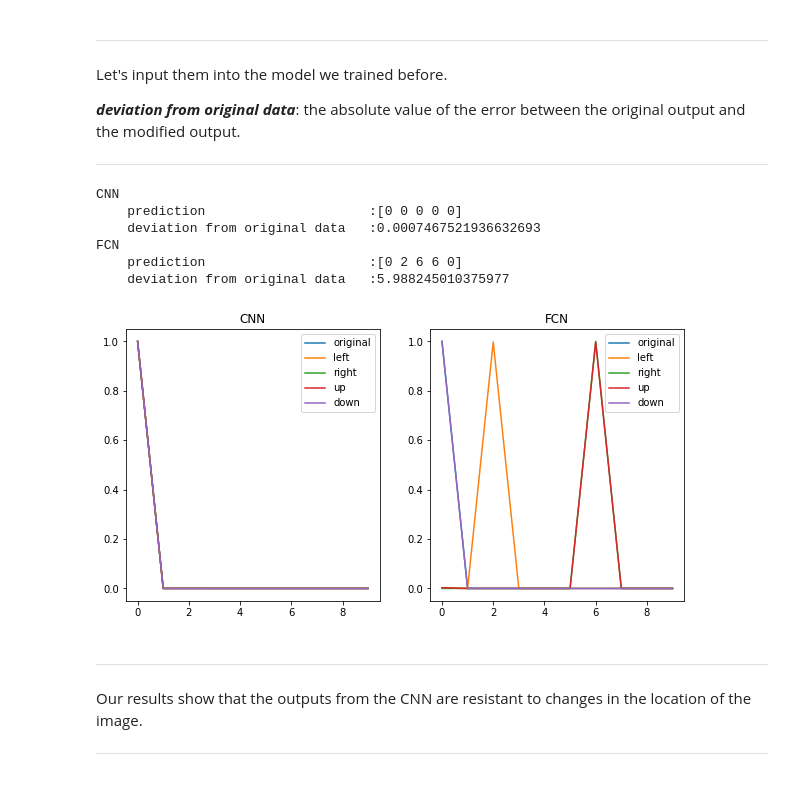
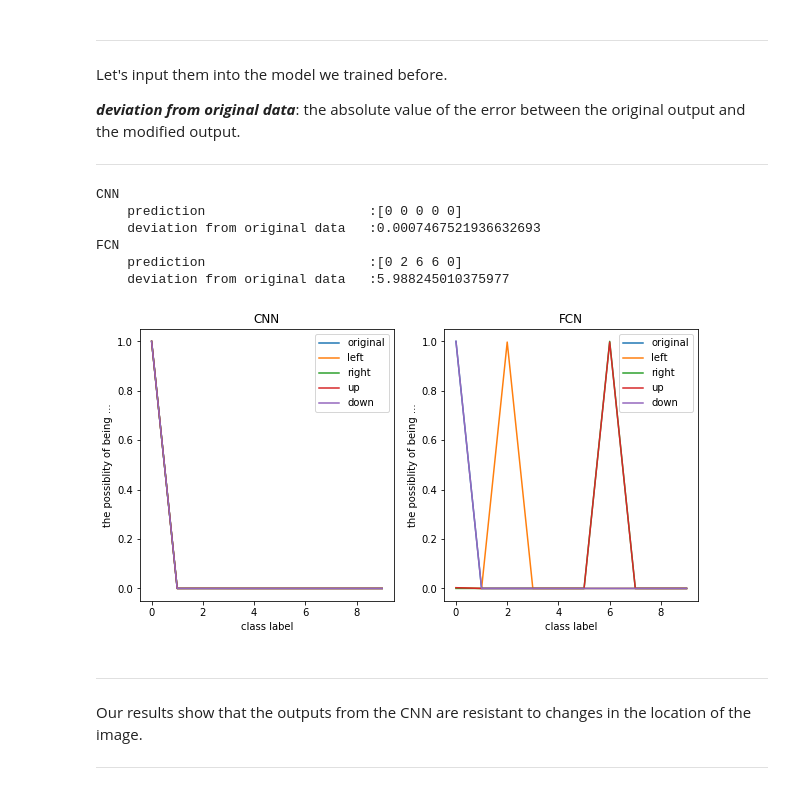
Before and after one commit to shinshoji01/gonken-lesson, a Jupyter notebook: 2020/10_Convolutional_Neural_Networks.ipynb, the cells around one changed output. Drawn from its saved outputs; the diff is of its cells as text; code cells hidden in the pictures.

```diff
--- a/2020/10_Convolutional_Neural_Networks.ipynb
+++ b/2020/10_Convolutional_Neural_Networks.ipynb
@@ -443,8 +452,8 @@ def do_train(net, optimizer, scheduler, criterion, trainloader, visualize=True,
         print(epoch+1)
         if visualize:
             plt.plot(losses_epoch)
-            plt.x_label("epoch")
-            plt.y_label("loss")
+            plt.xlabel("epoch")
+            plt.ylabel("loss")
             plt.show()
         scheduler.step()
     if save:
@@ -506,0 +520,9 @@ accuracy_score(cnn_labels, np.argmax(cnn_outputs, axis=1))
+# %%
+images = image_from_output(torch.tensor(cnn_inputs[np.argmax(cnn_outputs, axis=1) != cnn_labels]))
+
+fig = plt.figure(figsize=(15, 15))
+
+for i in range(25):
+    image = images[i]
+    ax = fig.add_subplot(5, 5, i+1)
+    ax.imshow(image)
@@ -512,6 +536,8 @@ Cool!
 # %% [markdown]
 ### Fully Connected Networks
 Next, let's train the model consists of fc layers.
+# %%
+device = "cuda"
 # %%
 fcn = FCN()
 fcn = fcn.to(device)
@@ -535,3 +558,12 @@ fcn_outputs, fcn_inputs, fcn_labels = do_test(fcn, testloader)
 accuracy_score(fcn_labels, np.argmax(fcn_outputs, axis=1))
 # %% [output]
 0.9802
+# %%
+images = image_from_output(torch.tensor(fcn_inputs[np.argmax(fcn_outputs, axis=1) != fcn_labels]))
+
+fig = plt.figure(figsize=(15, 15))
+
+for i in range(25):
+    image = images[i]
+    ax = fig.add_subplot(5, 5, i+1)
+    ax.imshow(image)
@@ -631,28 +665,30 @@ Let's input them into the model we trained before.
 # %%
 fig = plt.figure(figsize=(10, 5))
 cnn.eval()
 fcn.eval()
 for j in range(2):
     model = [cnn, fcn][j]
     model_name = str(model).split("(")[0]
     print(model_name)
     ax = fig.add_subplot(1, 2, j+1)
     a = cuda_to_numpy(F.softmax(model(new_list)))
 #     a = cuda_to_numpy(model(new_list))
     print(f"    prediction                     :{np.argmax(a, axis=1)}")
     print(f"    deviation from original data   :{np.sum(np.abs(a[0:1] - a[1:]))}")
     for i in range(5):
         ax.plot(a[i,:], label=type_list[i])
     plt.legend()
     ax.set_title(model_name)
+    ax.set_xlabel("class label")
+    ax.set_ylabel("the possiblity of being ...")
 # %% [output]
 CNN
     prediction                     :[0 0 0 0 0]
     deviation from original data   :0.0007467521936632693
 FCN
     prediction                     :[0 2 6 6 0]
     deviation from original data   :5.988245010375977
-[figure, old version]
+[figure, new version]
 # %% [markdown]
 ---
 Our results show that the outputs from the CNN are resistant to changes in the location of the image.
```
Also changed, not shown: parts of 9 cells of this notebook.
